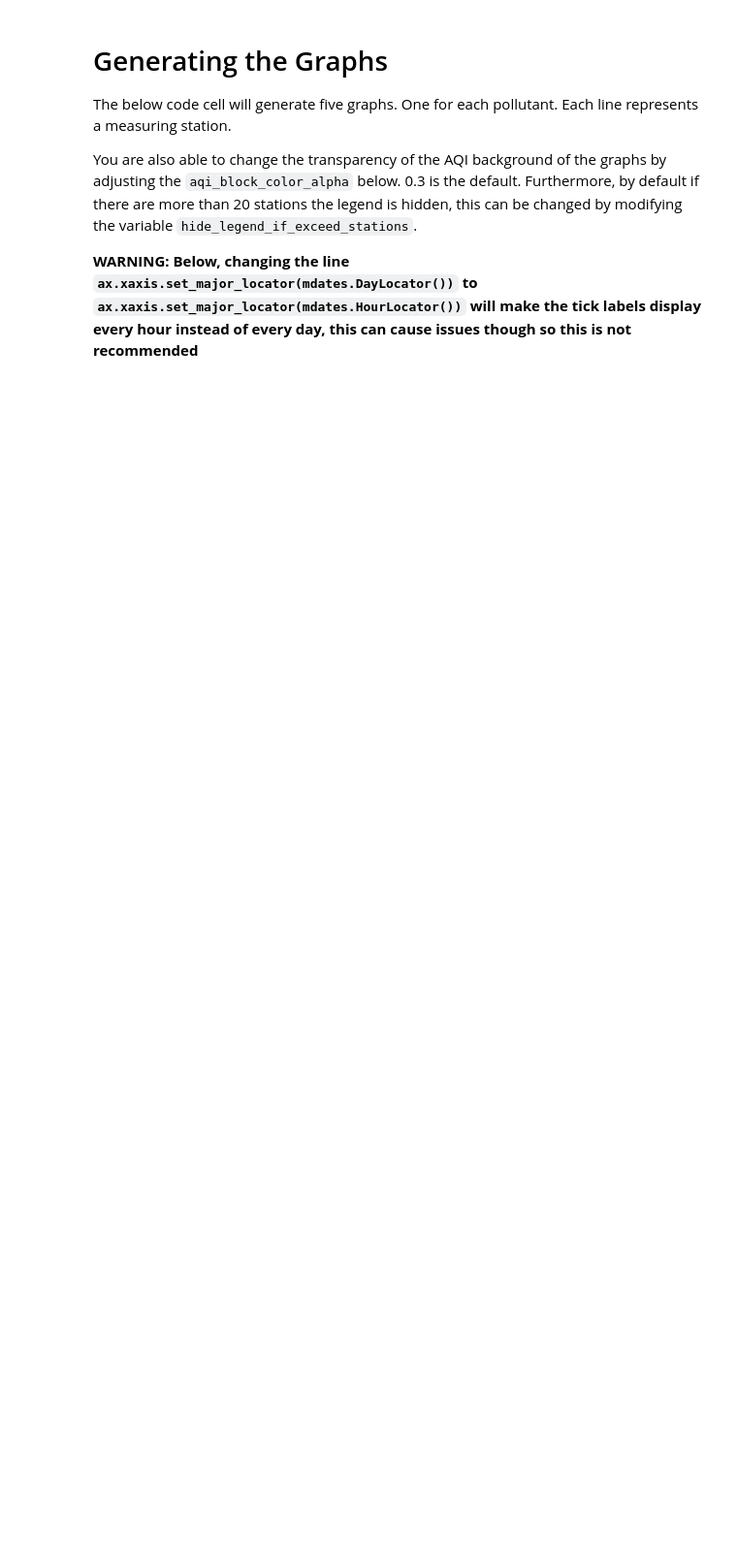
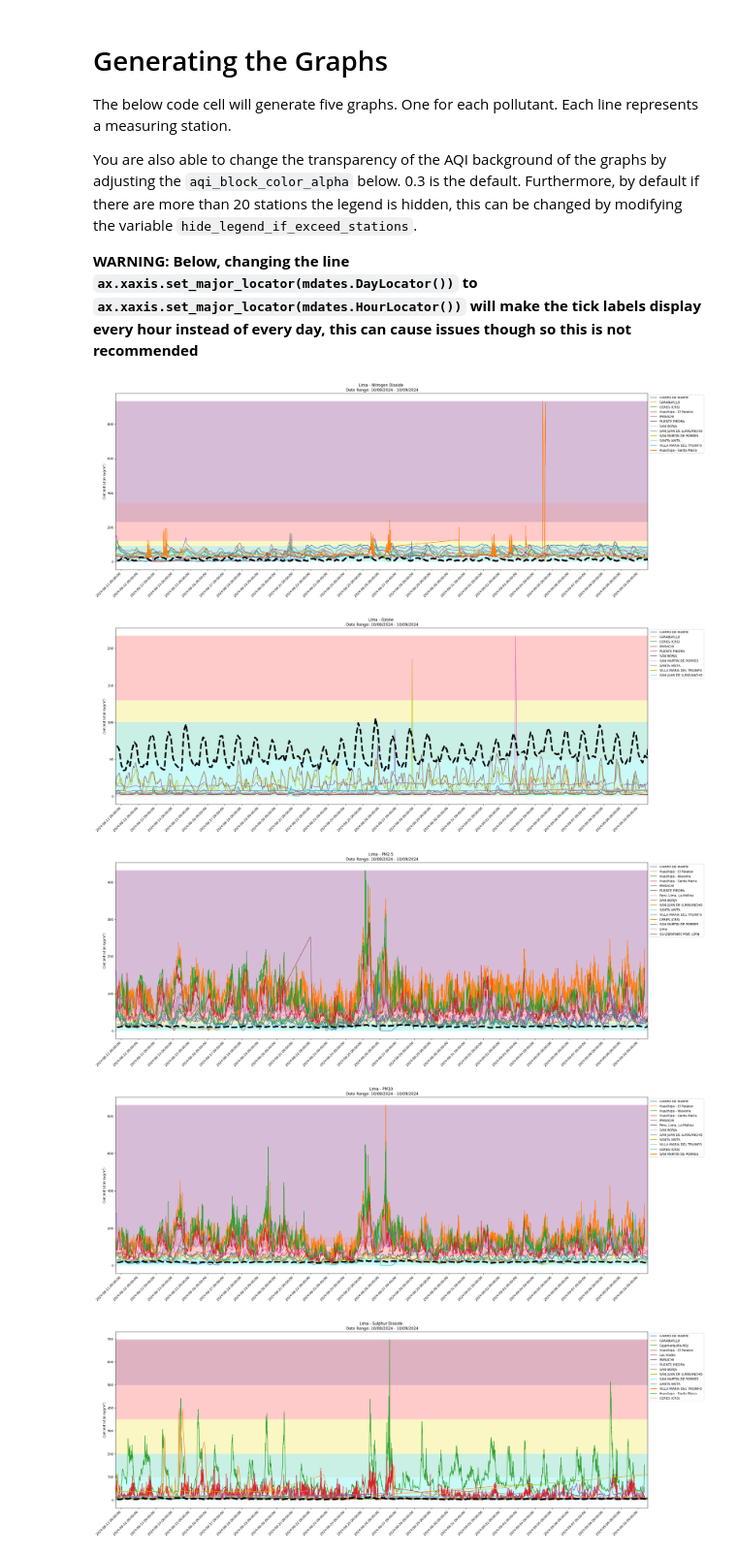
Before and after one commit to ECMWFCode4Earth/vAirify, a Jupyter notebook: notebooks/trends/trends-notebook.ipynb, the cells around one changed output. Shown at 97% size. Drawn from its saved outputs; the diff is of its cells as text; code cells hidden in the pictures; blank space fills up the shorter version.

Commit message:
Fixed error with Salzburg and adjusted graph titles

```diff
--- a/notebooks/trends/trends-notebook.ipynb
+++ b/notebooks/trends/trends-notebook.ipynb
@@ -372,38 +403,43 @@ def display_colour_bars(max_value):
     if not has_hit_max_value : has_hit_max_value = create_colour_bar(aqi_ranges[pollutant][4], max_value, max_value, '#7d2181')
 
 for pollutant in in_situ_processed_data:
-    graph_width = calculate_graph_width(in_situ_processed_data, pollutant)
-
     if not has_common_element(list(in_situ_processed_data[pollutant].keys()), list(stations_to_display)):
         continue
+
+    graph_width = calculate_graph_width(in_situ_processed_data, pollutant)
 
     fig, ax = plt.subplots(figsize=(graph_width, 10))
 
     all_times = []
     max_value = 0
     if len(forecast_processed_data[pollutant]["values"]) > 0:
         max_value = max(max_value, max(forecast_processed_data[pollutant]["values"]))
         ax.plot(forecast_processed_data[pollutant]["times"], forecast_processed_data[pollutant]["values"], color='#000000', linewidth=5, linestyle='dashed', zorder=100000000)
 
     station_count = 0
 
     for measuring_station, station_data in in_situ_processed_data[pollutant].items():
         if measuring_station in list(stations_to_display):
             station_count = station_count + 1
             times = station_data["times"]
             values = station_data["values"]
             max_value = max(max_value, max(values))
             ax.plot(times, values, label=str(measuring_station))
             all_times.extend(times)
 
     ax.set_xlim(min(all_times), max(all_times))
     ax.xaxis.set_major_locator(mdates.DayLocator())
     ax.xaxis.set_major_formatter(mdates.DateFormatter('%Y-%m-%d %H:%M:%S'))
     display_colour_bars(max_value)
     ax.set_ylabel('Concentration (µg/m³)')
-    plt.title(f"{city} - {formatted_polutants[pollutant]} \n  Visualize historical data spanning the previous {months_to_search} month/s from the current date \n Date Range: {start_date.strftime('%d/%m/%Y')} - {end_date.strftime('%d/%m/%Y')}")
+    plt.title(f"{city} - {formatted_polutants[pollutant]} \n Date Range: {start_date.strftime('%d/%m/%Y')} - {end_date.strftime('%d/%m/%Y')}")
     plt.setp(ax.get_xticklabels(), rotation=45, ha="right")
     if station_count <= hide_legend_if_exceed_stations: plt.legend(bbox_to_anchor=(1, 1))
-    plt.tight_layout()
 
     plt.show()
+# %% [output]
+[figure, added]
+[figure, added]
+[figure, added]
+[figure, added]
+[figure, added]
```
Also changed, not shown: parts of 6 cells of this notebook.
